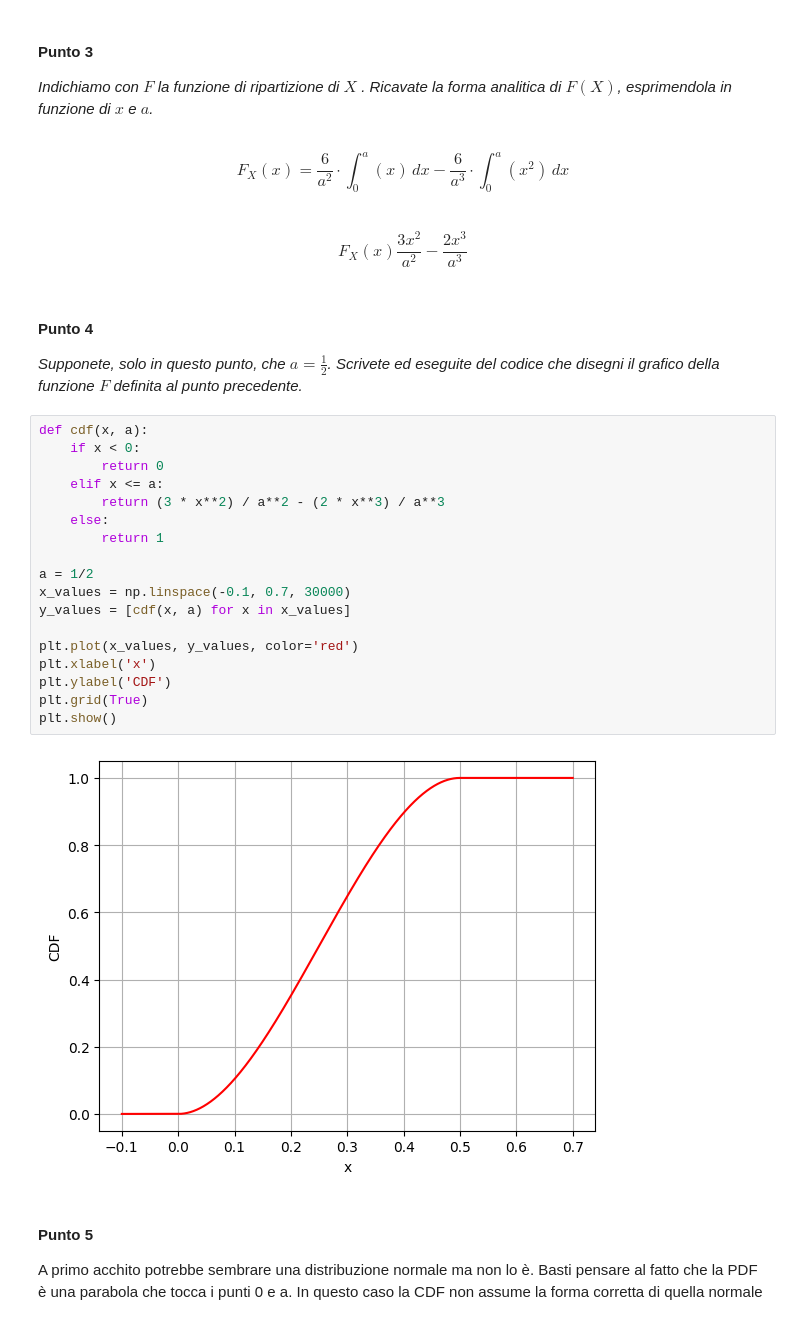
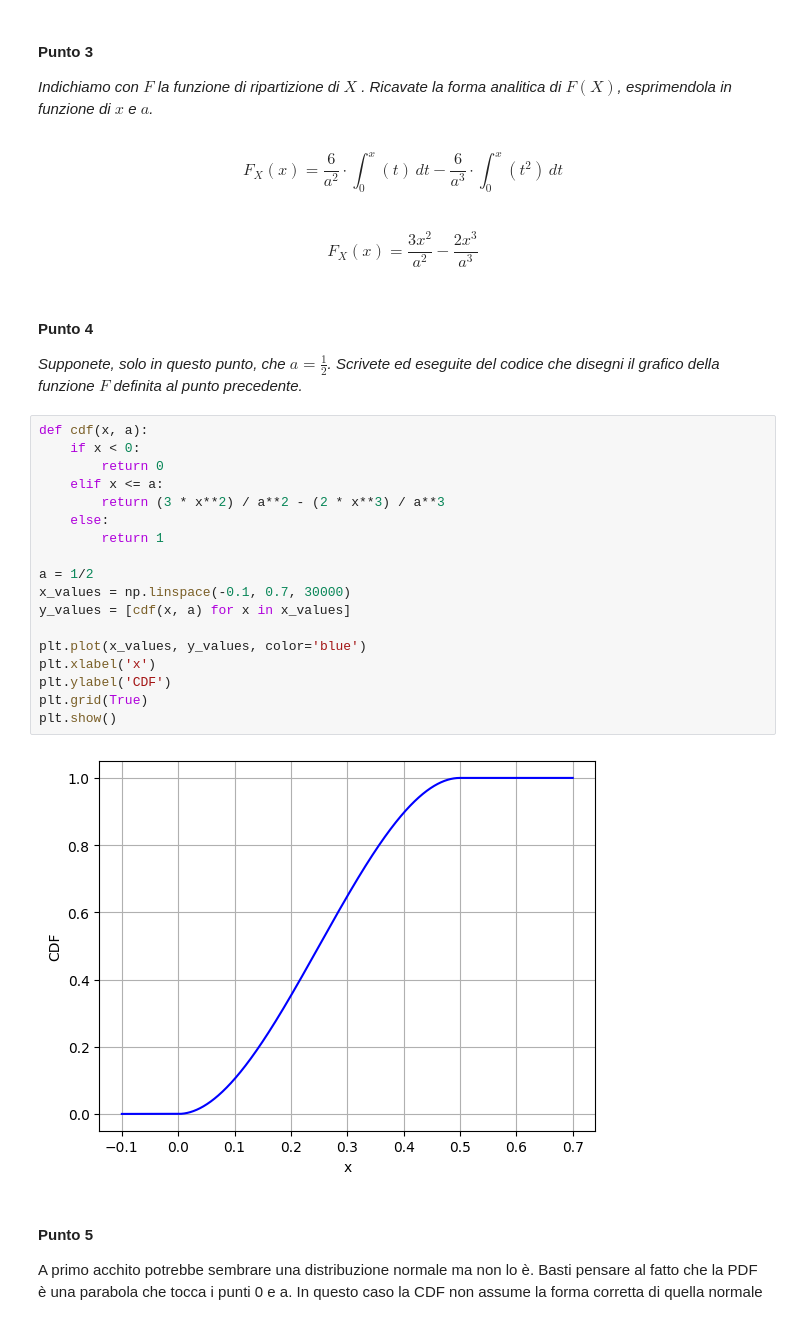
Before and after one commit to FriendlyWizard23/StatisticaL31, a Jupyter notebook: JUPYTER/TEMI D'ESAME/SOLUZIONI_MIE/ESAME 2024-06/SOLUZIONE.ipynb, the cells around one changed output. Drawn from its saved outputs; the diff is of its cells as text.

```diff
--- a/JUPYTER/TEMI D'ESAME/SOLUZIONI_MIE/ESAME 2024-06/SOLUZIONE.ipynb
+++ b/JUPYTER/TEMI D'ESAME/SOLUZIONI_MIE/ESAME 2024-06/SOLUZIONE.ipynb
@@ -91,9 +92,9 @@ $$
 _Indichiamo con $F$ la funzione di ripartizione di $X$ . Ricavate la forma analitica di $F(X)$, esprimendola in
 funzione di $x$ e $a$._
 # %% [markdown]
-$$ F_X(x)=\frac{6}{a^2}\cdot\int_{0}^{a} (x)\,dx - \frac{6}{a^3}\cdot\int_{0}^{a} (x^2)\,dx $$
+$$ F_X(x)=\frac{6}{a^2}\cdot\int_{0}^{x} (t)\,dt - \frac{6}{a^3}\cdot\int_{0}^{x} (t^2)\,dt $$
 # %% [markdown]
-$$ F_X(x)\frac{3x^2}{a^2} - \frac{2x^3}{a^3} $$
+$$ F_X(x)=\frac{3x^2}{a^2} - \frac{2x^3}{a^3} $$
 # %% [markdown]
 #### Punto 4
  _Supponete, solo in questo punto, che $a=\frac{1}{2}$. Scrivete ed eseguite del codice che disegni il grafico della
@@ -101,23 +102,23 @@ funzione $F$ definita al punto precedente._
 # %%
 def cdf(x, a):
     if x < 0:
         return 0
     elif x <= a:
         return (3 * x**2) / a**2 - (2 * x**3) / a**3
     else:
         return 1
 
 a = 1/2
 x_values = np.linspace(-0.1, 0.7, 30000)
 y_values = [cdf(x, a) for x in x_values]
 
-plt.plot(x_values, y_values, color='red')
+plt.plot(x_values, y_values, color='blue')
 plt.xlabel('x')
 plt.ylabel('CDF')
 plt.grid(True)
 plt.show()
 # %% [output]
-[figure, old version]
+[figure, new version]
 # %% [markdown]
 #### Punto 5
 A primo acchito potrebbe sembrare una distribuzione normale ma non lo è. Basti pensare al fatto che la PDF è una parabola che tocca i punti 0 e a.
```
Also changed, not shown: parts of 21 cells of this notebook, 6 other files.
